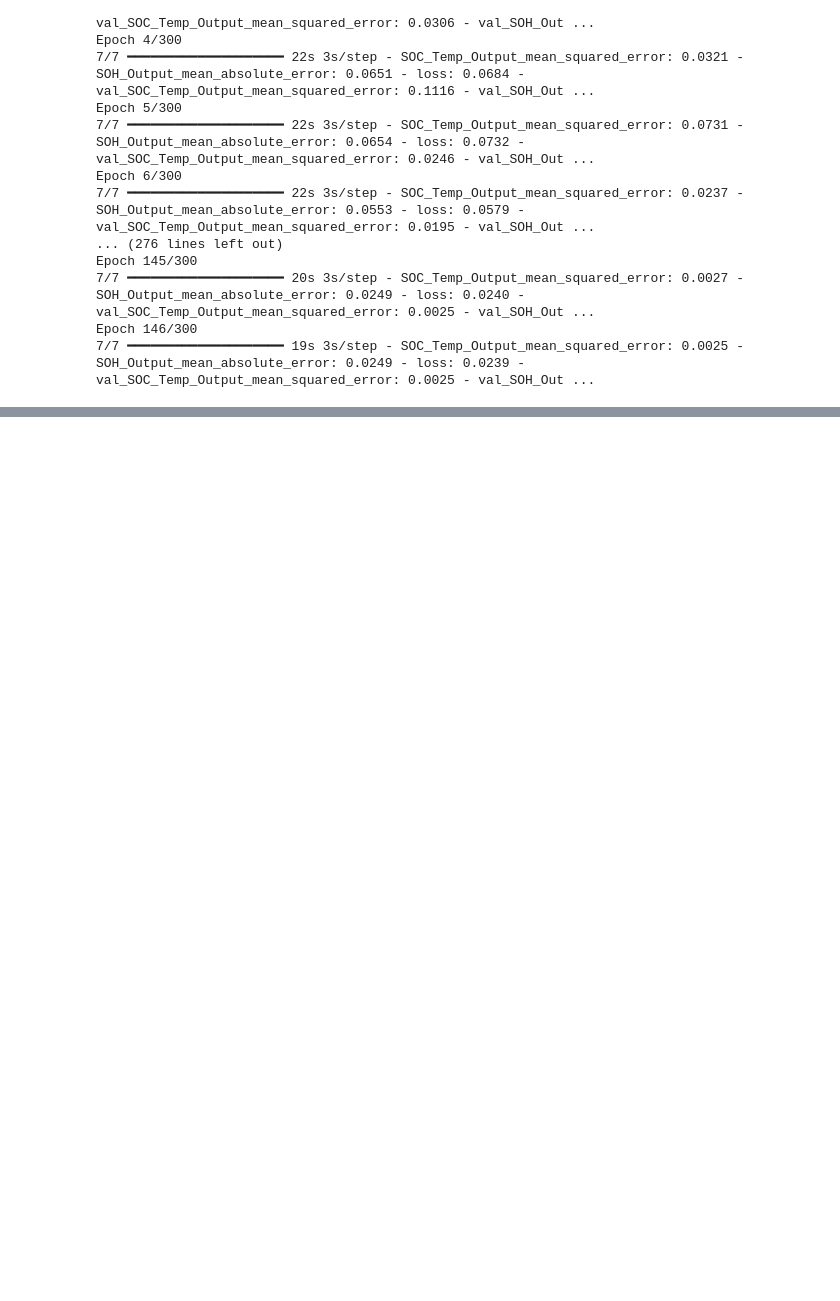
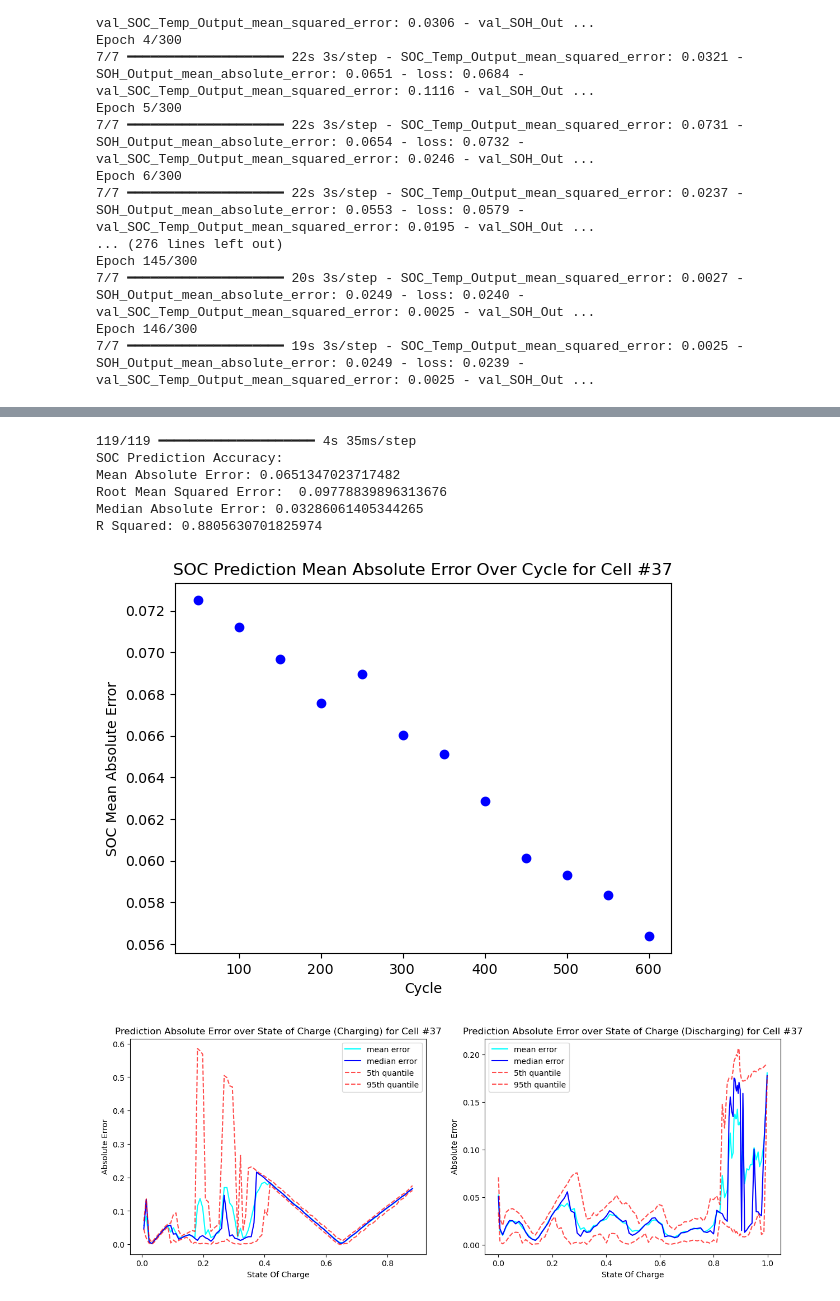
Before and after one commit to ryleytraverse/calce_project, a Jupyter notebook: soc_soh_estimation_framework_modeling.ipynb, the cells around one changed output, grey strips where cells are left out. Saved outputs shown, nothing was run; the diff lists cells and outputs as text; code cells hidden in the pictures; blank space fills up the shorter version.

Commit message:
Adding more text and plots

```diff
--- a/soc_soh_estimation_framework_modeling.ipynb
+++ b/soc_soh_estimation_framework_modeling.ipynb
@@ -150,16 +157,26 @@ SOH input will be padded if the charge data hasn't reached the 3.7-3.95V range u
 # %% [markdown]
 ## Get numpy matrices for modelling
 # %%
+# Define features used in model
 features = ['Current(A)', 'Voltage(V)']
+# Initialize and fit data scaler using training data
 scaler = StandardScaler()
-scaler.fit(df_subcycle_35[features])
+df_train = pd.concat([df_subcycle_35, df_subcycle_36, df_subcycle_38])
+scaler.fit(df_train[features])
+# Whether to add data in voltage range for soh training in returned numpy matrix
 add_soh = True
+# Whether to add full cycle data for soc training in returned numpy matrix
 add_soc = True
+# Set Data Sequence Length
 seq_len = 80
+# Set bounds for soh voltage range
 soh_lower_bound = 3.7
 soh_upper_bound = 3.95
+# How many observations to skip between soh measurements in voltage range for same cycle
 soh_break = 5
+# Which cycle numbers of full data soc training we want to use
 soc_cycle_list = [10, 500]
+# Get results dataframe and X, y_soh, and y_soc numpy arrays for training model
 df_soh_35, X_35, y_soh_35, y_soc_35 = help_func.get_X_y_soh(df_subcycle_35, scaler, features, add_soh, add_soc, seq_len, soh_lower_bound, soh_upper_bound, soc_cycle_list, soh_break)
 df_soh_36, X_36, y_soh_36, y_soc_36 = help_func.get_X_y_soh(df_subcycle_36, scaler, features, add_soh, add_soc, seq_len, soh_lower_bound, soh_upper_bound, soc_cycle_list, soh_break)
 df_soh_38, X_38, y_soh_38, y_soc_38 = help_func.get_X_y_soh(df_subcycle_38, scaler, features, add_soh, add_soc, seq_len, soh_lower_bound, soh_upper_bound, soc_cycle_list, soh_break)
@@ -171,5 +190,7 @@ df_soh_test, X_test, y_test_soh, y_test_soc = help_func.get_X_y_soh(df_subcycle_
 # %%
-charge_encoder_inputs = Input(shape=(X_train.shape[1], X_train.shape[2]), name='Input')
+# charge_encoder_inputs = Input(shape=(X_train.shape[1], X_train.shape[2]), name='Input')
+charge_encoder_inputs = Input(shape=(80, 2), name='Input')
+
 #masking = Masking(mask_value=-999)
 CNN_1D = Conv1D(50, 3, activation = 'relu', name='1D_CNN')
 TCN_1 = Conv1D(50, 3, dilation_rate=20, activation = 'relu', padding = "causal", name='TCN_1')
@@ -272,16 +306,20 @@ soh_pred_std
 truncated_soh_model = Model(inputs=soh_model.layers[1].input, outputs=soh_model.layers[11].output)
 truncated_soh_model.trainable = False
 # %%
+# df_soh_test_soh_only = df_soh_test[df_soh_test['for_soc'] == False]
+# soh_pred_std = np.std(abs(df_soh_test_soh_only['soh'] - df_soh_test_soh_only['soh_prediction']))
+soh_pred_std = 0.006
+
 # Define Layers
 ouput_charge_encoder = truncated_soh_model.get_layer('Dense_Charge_Encoder').output
 input_tunc_model = truncated_soh_model.input
 #SOH Encoder
 soh_encoder_inputs = Input(shape=(1,), name='SOH_Input')
 gaussian_noise = GaussianNoise(soh_pred_std, name='Gaussian_Noise')
-dense_soh_encoder = Dense(50, name='Dense_SOH_Encoder')
+dense_soh_encoder = Dense(10, name='Dense_SOH_Encoder')
 #SOC Decoder
 concat_soh = Concatenate (axis=-1, name='Concat_SOH')
-soc_decoder = Dense(100, name='Dense_SOC_Decoder')
+soc_decoder = Dense(10, name='Dense_SOC_Decoder')
 soc_output = Dense(1, name='SOC_Output')
 
 #SOH Encoder
@@ -357,0 +392,14 @@ KeyboardInterrupt:
+# %%
+soc_pred = soc_model.predict([X_test, y_test_soc])
+df_soc_test['soc_prediction'] = soc_pred
+plot_util.print_results(df_soc_test, True, False)
+plot_util.plot_soc_stuff(df_soc_test)
+# %% [output]
+119/119 ━━━━━━━━━━━━━━━━━━━━ 4s 35ms/step
+SOC Prediction Accuracy:
+Mean Absolute Error: 0.0651347023717482
+Root Mean Squared Error:  0.09778839896313676
+Median Absolute Error: 0.03286061405344265
+R Squared: 0.8805630701825974
+[figure, added]
+[figure, added]
```
Also changed, not shown: parts of 14 cells of this notebook, 2 other files.
